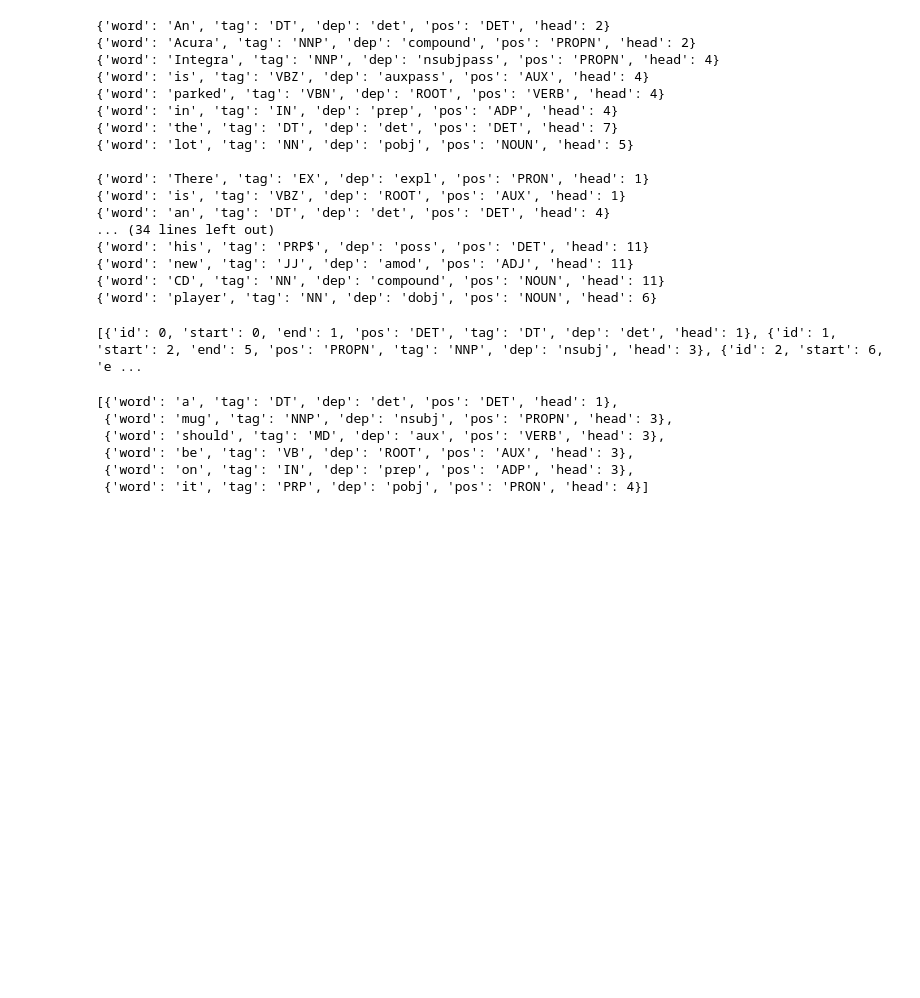
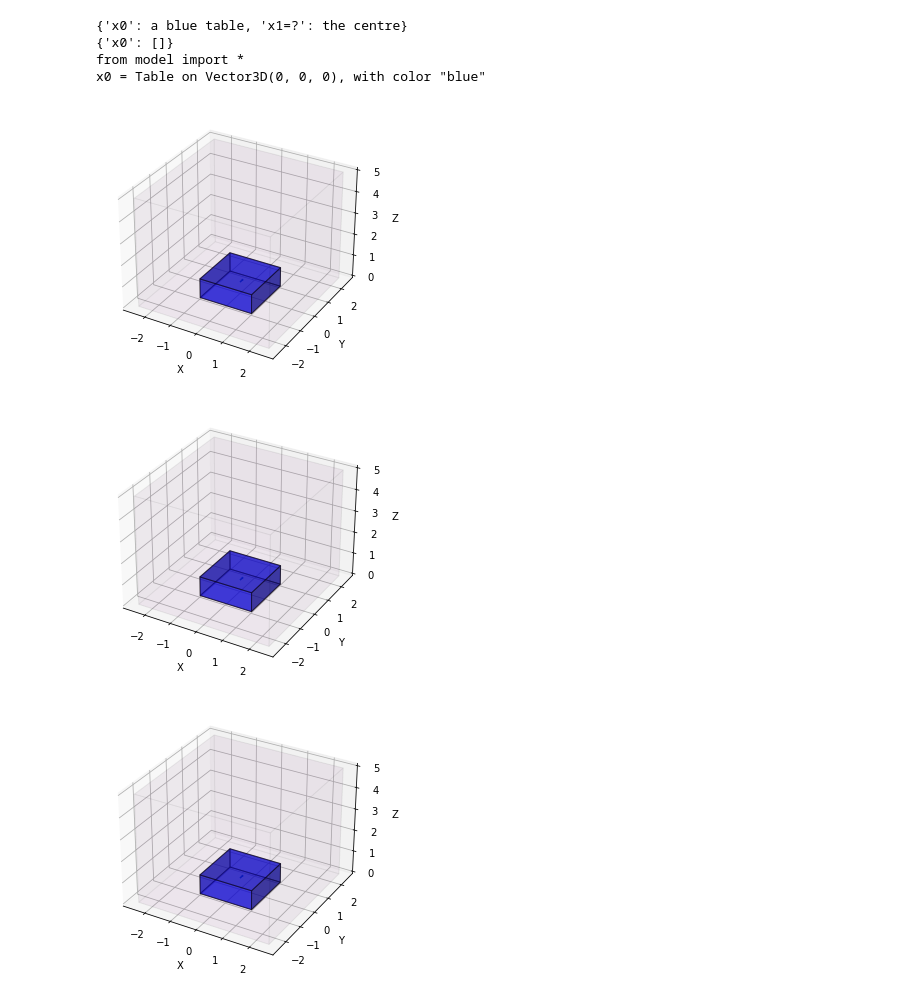
Before and after one commit to mappelgren/TAS-ProbRoBNLP, a Jupyter notebook: notebooks/Untitled1.ipynb, the cells around one changed output. Saved outputs shown, nothing was run; the diff lists cells and outputs as text; code cells hidden in the pictures; blank space fills up the shorter version.

```diff
--- a/notebooks/Untitled1.ipynb
+++ b/notebooks/Untitled1.ipynb
@@ -566,23 +0,0 @@ sentences = ["An Acura Integra is parked in the lot",
-# %%
-for sentence in sentences:
-    for line in get_words_and_tags(sentence):
-        print(line)
-    print()
-# %% [output]
-{'word': 'An', 'tag': 'DT', 'dep': 'det', 'pos': 'DET', 'head': 2}
-{'word': 'Acura', 'tag': 'NNP', 'dep': 'compound', 'pos': 'PROPN', 'head': 2}
-{'word': 'Integra', 'tag': 'NNP', 'dep': 'nsubjpass', 'pos': 'PROPN', 'head': 4}
-{'word': 'is', 'tag': 'VBZ', 'dep': 'auxpass', 'pos': 'AUX', 'head': 4}
-{'word': 'parked', 'tag': 'VBN', 'dep': 'ROOT', 'pos': 'VERB', 'head': 4}
-{'word': 'in', 'tag': 'IN', 'dep': 'prep', 'pos': 'ADP', 'head': 4}
-{'word': 'the', 'tag': 'DT', 'dep': 'det', 'pos': 'DET', 'head': 7}
-{'word': 'lot', 'tag': 'NN', 'dep': 'pobj', 'pos': 'NOUN', 'head': 5}
-
-{'word': 'There', 'tag': 'EX', 'dep': 'expl', 'pos': 'PRON', 'head': 1}
-{'word': 'is', 'tag': 'VBZ', 'dep': 'ROOT', 'pos': 'AUX', 'head': 1}
-{'word': 'an', 'tag': 'DT', 'dep': 'det', 'pos': 'DET', 'head': 4}
-... (34 lines left out)
-{'word': 'his', 'tag': 'PRP$', 'dep': 'poss', 'pos': 'DET', 'head': 11}
-{'word': 'new', 'tag': 'JJ', 'dep': 'amod', 'pos': 'ADJ', 'head': 11}
-{'word': 'CD', 'tag': 'NN', 'dep': 'compound', 'pos': 'NOUN', 'head': 11}
-{'word': 'player', 'tag': 'NN', 'dep': 'dobj', 'pos': 'NOUN', 'head': 6}
@@ -594,10 +0,0 @@ def get_potential_referents(sentence):
-# %%
-list(get_words_and_tags('a mug should be on it'))
-# %% [output]
-[{'id': 0, 'start': 0, 'end': 1, 'pos': 'DET', 'tag': 'DT', 'dep': 'det', 'head': 1}, {'id': 1, 'start': 2, 'end': 5, 'pos': 'PROPN', 'tag': 'NNP', 'dep': 'nsubj', 'head': 3}, {'id': 2, 'start': 6, 'e ...
-[{'word': 'a', 'tag': 'DT', 'dep': 'det', 'pos': 'DET', 'head': 1},
- {'word': 'mug', 'tag': 'NNP', 'dep': 'nsubj', 'pos': 'PROPN', 'head': 3},
- {'word': 'should', 'tag': 'MD', 'dep': 'aux', 'pos': 'VERB', 'head': 3},
- {'word': 'be', 'tag': 'VB', 'dep': 'ROOT', 'pos': 'AUX', 'head': 3},
- {'word': 'on', 'tag': 'IN', 'dep': 'prep', 'pos': 'ADP', 'head': 3},
- {'word': 'it', 'tag': 'PRP', 'dep': 'pobj', 'pos': 'PRON', 'head': 4}]
@@ -603,0 +3,15 @@ list(get_words_and_tags('a mug should be on it'))
+# %%
+# dialogue1 = ["put a table on the centre", "put a green tray on the table", "put a cube on that"]
+dlg = Dialogue()
+
+dlg.read_sentence("put a blue table on the centre")
+
+dlg.draw()
+# %% [output]
+{'x0': a blue table, 'x1=?': the centre}
+{'x0': []}
+from model import *
+x0 = Table on Vector3D(0, 0, 0), with color "blue"
+[figure, added]
+[figure, added]
+[figure, added]
```
Also changed, not shown: parts of 20 cells of this notebook, 36 other files.
